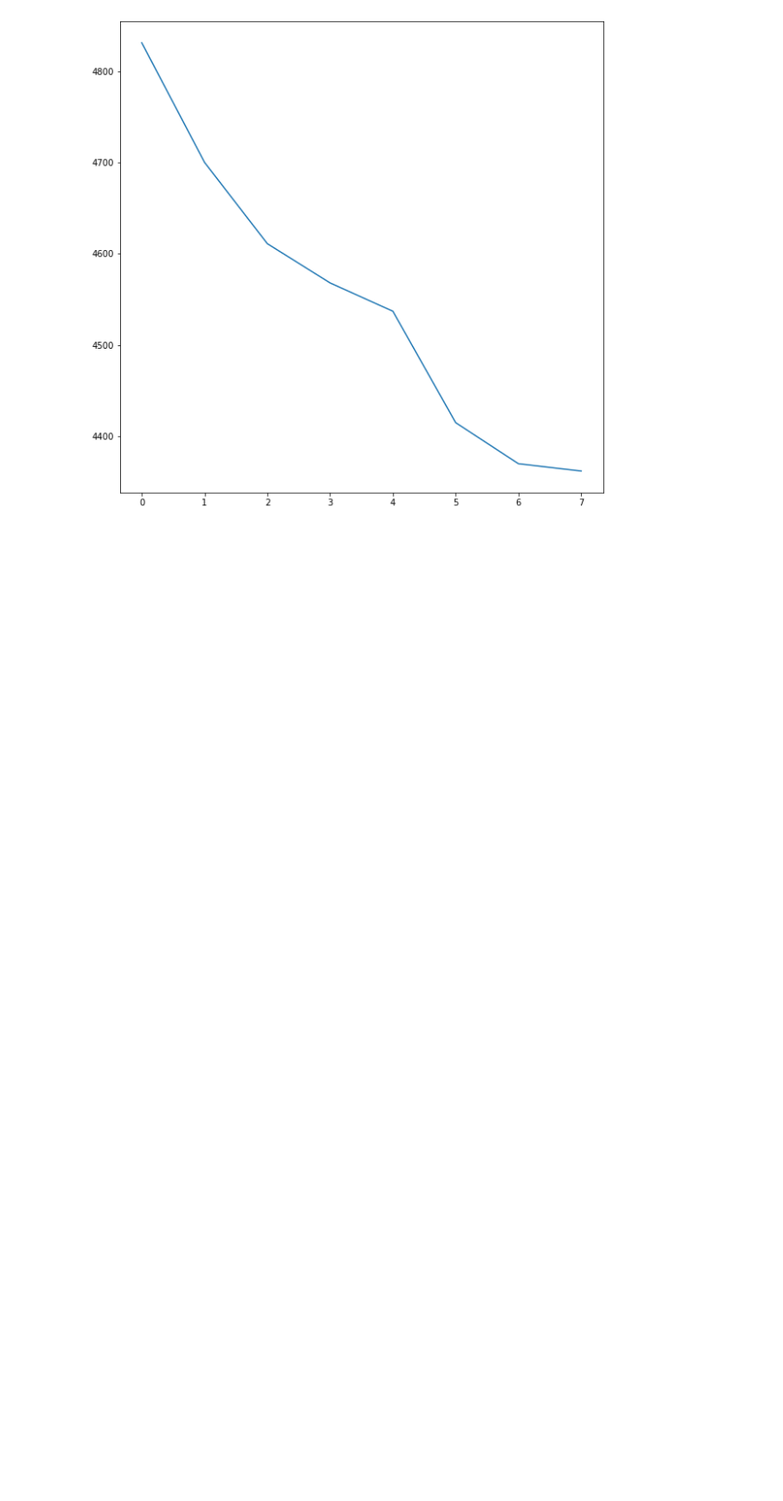
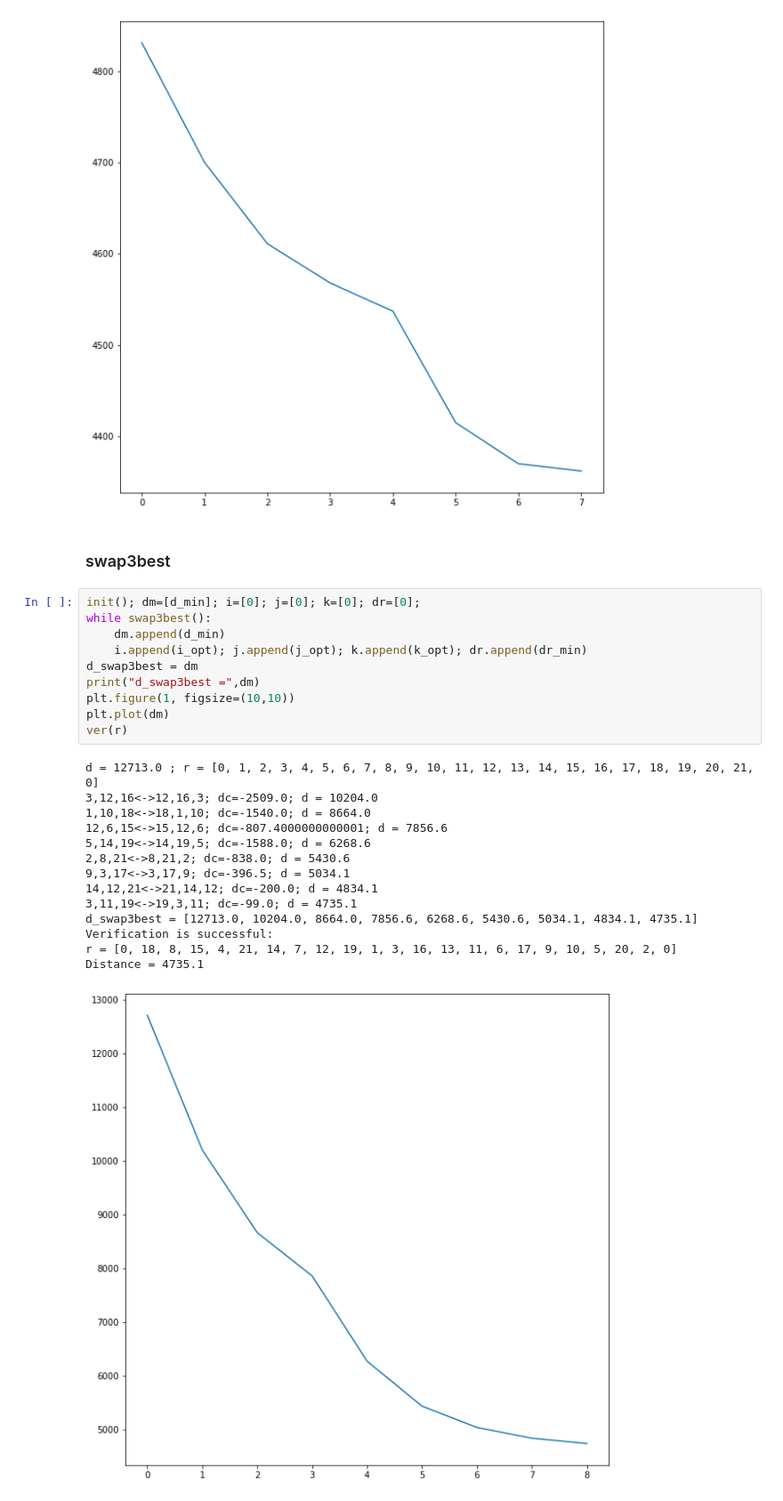
Before and after one commit to ysereda/Traveling_Salesman, a Jupyter notebook: Traveling_Salesman.ipynb, the cells around one changed output. Shown: that part at 89% size. Cells and saved outputs as stored; diff of their text form; blank space fills up the shorter version.

```diff
--- a/Traveling_Salesman.ipynb
+++ b/Traveling_Salesman.ipynb
@@ -499,6 +539,33 @@ r = [0, 21, 4, 15, 8, 7, 12, 2, 5, 20, 13, 16, 11, 1, 3, 19, 6, 17, 9, 10, 14, 1
 Distance = 4362.1
 [<matplotlib.lines.Line2D at 0x...>]
 [figure]
+# %% [markdown]
+### swap3best
+# %%
+init(); dm=[d_min]; i=[0]; j=[0]; k=[0]; dr=[0];
+while swap3best():
+    dm.append(d_min)
+    i.append(i_opt); j.append(j_opt); k.append(k_opt); dr.append(dr_min)
+d_swap3best = dm
+print("d_swap3best =",dm)
+plt.figure(1, figsize=(10,10))
+plt.plot(dm)
+ver(r)
+# %% [output]
+d = 12713.0 ; r = [0, 1, 2, 3, 4, 5, 6, 7, 8, 9, 10, 11, 12, 13, 14, 15, 16, 17, 18, 19, 20, 21, 0]
+3,12,16<->12,16,3; dc=-2509.0; d = 10204.0
+1,10,18<->18,1,10; dc=-1540.0; d = 8664.0
+12,6,15<->15,12,6; dc=-807.4000000000001; d = 7856.6
+5,14,19<->14,19,5; dc=-1588.0; d = 6268.6
+2,8,21<->8,21,2; dc=-838.0; d = 5430.6
+9,3,17<->3,17,9; dc=-396.5; d = 5034.1
+14,12,21<->21,14,12; dc=-200.0; d = 4834.1
+3,11,19<->19,3,11; dc=-99.0; d = 4735.1
+d_swap3best = [12713.0, 10204.0, 8664.0, 7856.6, 6268.6, 5430.6, 5034.1, 4834.1, 4735.1]
+Verification is successful:
+r = [0, 18, 8, 15, 4, 21, 14, 7, 12, 19, 1, 3, 16, 13, 11, 6, 17, 9, 10, 5, 20, 2, 0]
+Distance = 4735.1
+[figure, added]
 # %%
 plt.figure(1, figsize=(10,10))
 plt.title('Swap 2 cities: best vs first', loc='left')
```
Also changed, not shown: parts of 5 cells of this notebook.
